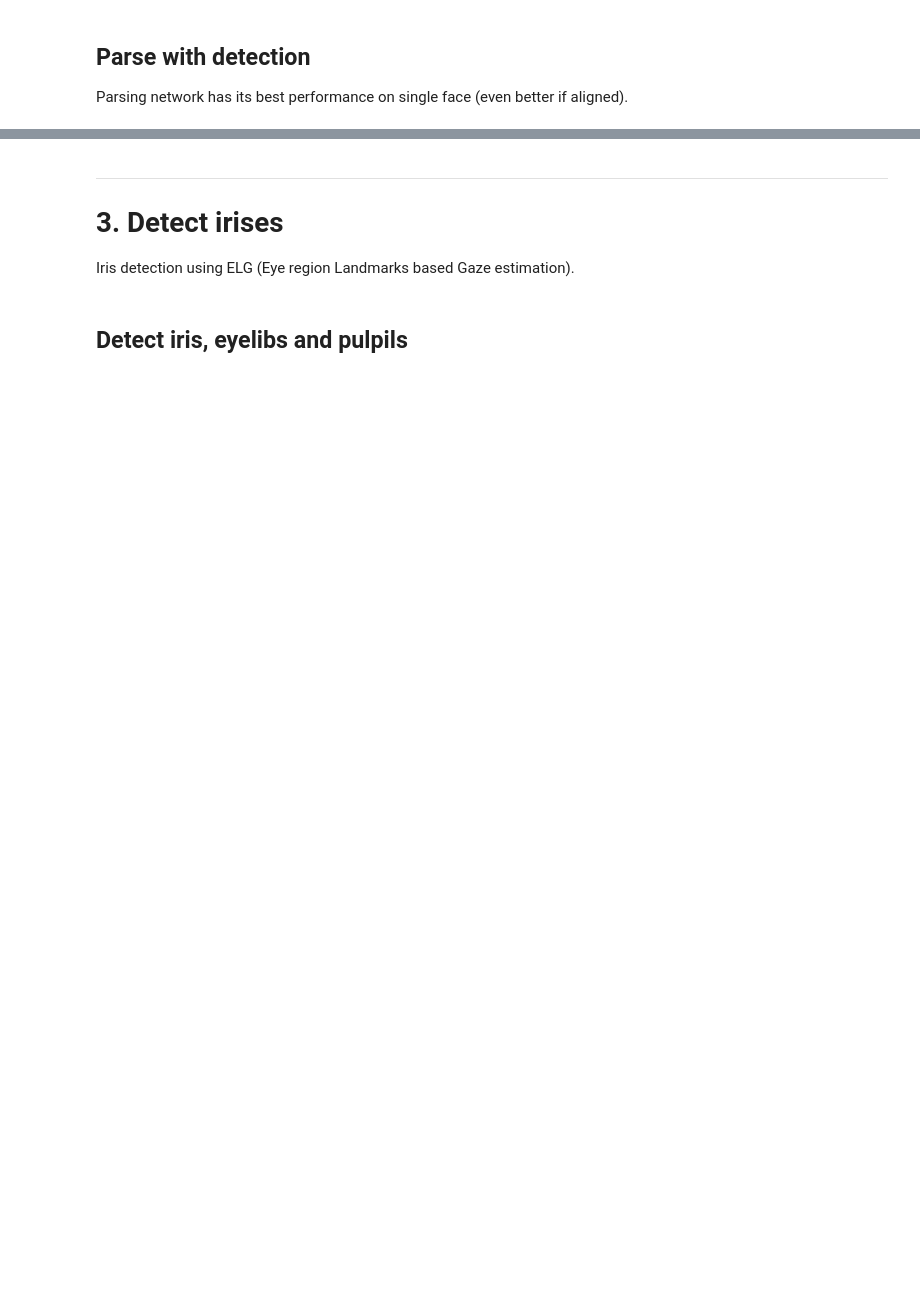
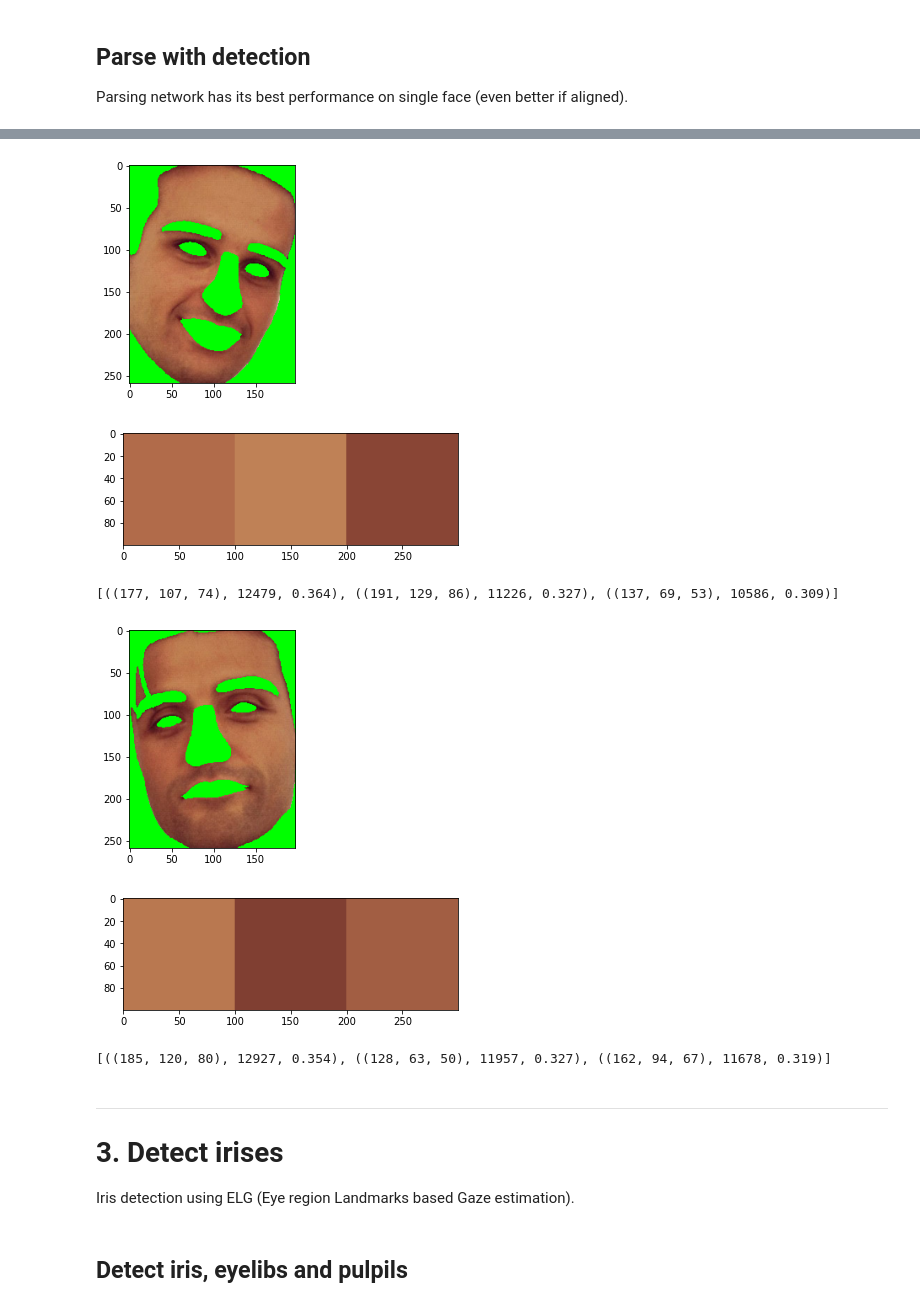
Before and after one commit to eyaler/face_toolbox_keras, a Jupyter notebook: demo.ipynb, the cells around one changed output, grey strips where cells are left out. Cells and saved outputs as stored; diff of their text form; code cells hidden in the pictures; blank space fills up the shorter version.

```diff
--- a/demo.ipynb
+++ b/demo.ipynb
@@ -230,3 +233,30 @@ for i in range(num_faces):
+# %%
+# Skin color:
+
+num_colors =  3#@param {type: "integer"}
+min_color_frac = 0.05 #@param {type: "slider", step:0.01, max:1}
+
+for out, face in zip(outs, faces):
+  skin = np.where(out[..., None] == 1, face, (0,255,0)).astype(np.uint8)
+  plt.imshow(skin)
+  plt.show()
+
+  skin = Image.fromarray(skin)
+  colors = skin.quantize(colors=num_colors+1).convert('RGB').getcolors()
+  colors = sorted([color for color in colors if color[1] != (0,255,0)], reverse=True)
+  s = sum(color[0] for color in colors)
+  colors = [(color[1], color[0], round(color[0]/s, 3)) for color in colors if color[0] >= s*min_color_frac]
+  color_img = np.hstack([np.ones(shape=(100, 100, 3))*np.array(color[0]) for color in colors]).astype(np.uint8)
+  plt.imshow(color_img)
+  plt.show()
+  print(colors)
+# %% [output]
+[figure, added]
+[figure, added]
+[((177, 107, 74), 12479, 0.364), ((191, 129, 86), 11226, 0.327), ((137, 69, 53), 10586, 0.309)]
+[figure, added]
+[figure, added]
+[((185, 120, 80), 12927, 0.354), ((128, 63, 50), 11957, 0.327), ((162, 94, 67), 11678, 0.319)]
 # %% [markdown]
 ---
 # 3. Detect irises
```
Also changed, not shown: parts of 21 cells of this notebook.
